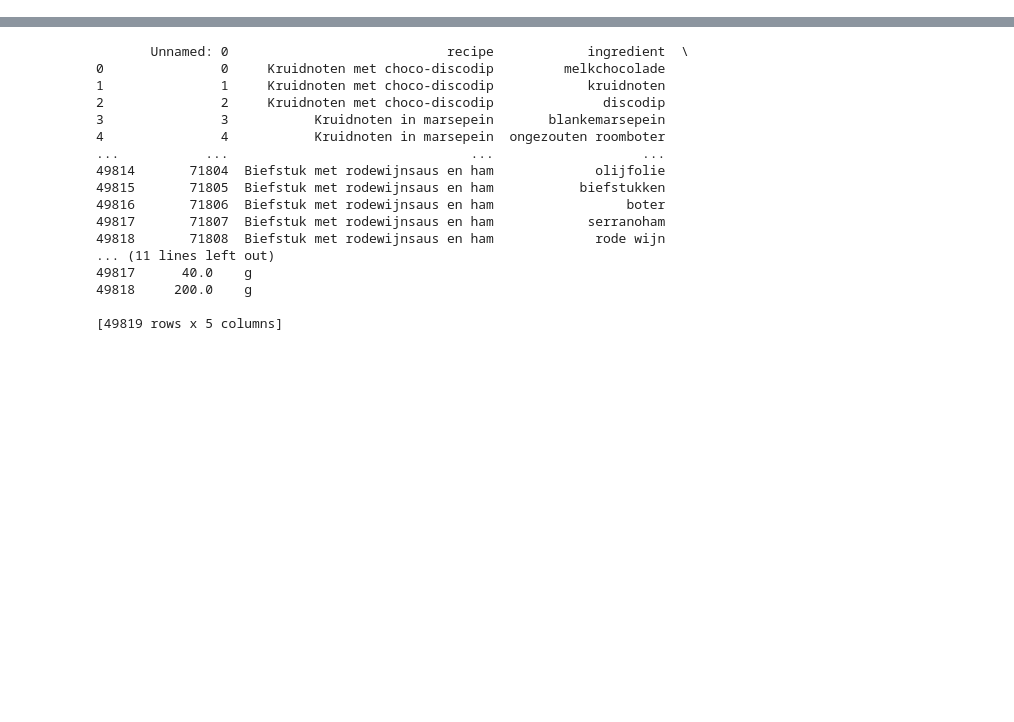
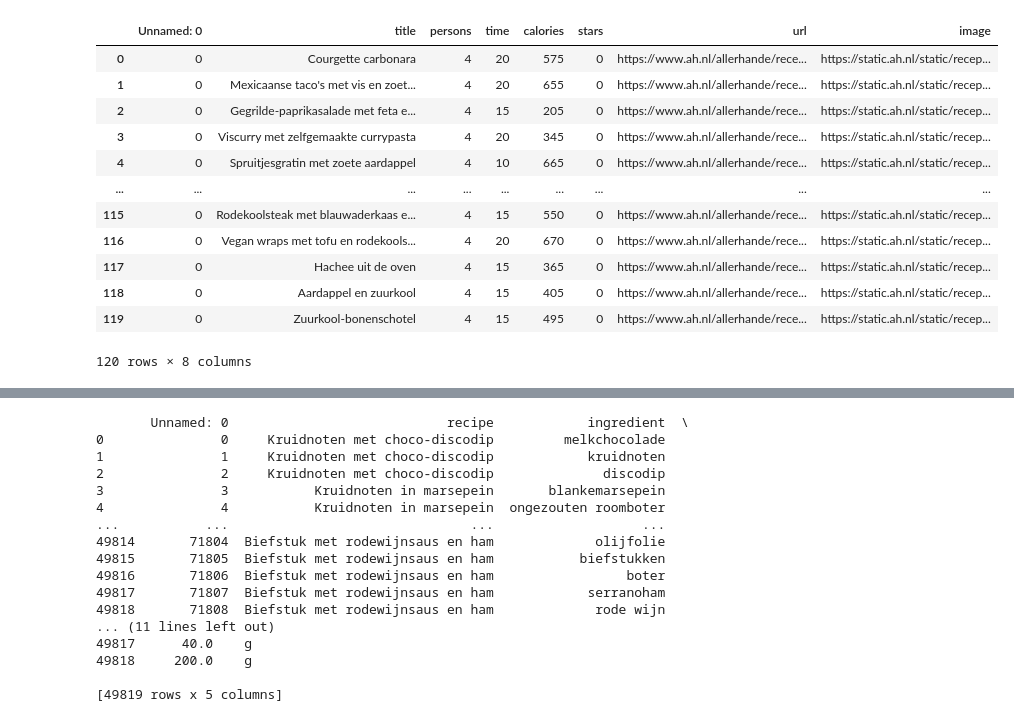
Before and after one commit to Fentjoe/project-2, a Jupyter notebook: tussenproduct 2/recepten_inladen.ipynb, the cells around one changed output, grey strips where cells are left out. Cells and saved outputs as stored; diff of their text form; code cells hidden in the pictures; blank space fills up the shorter version.

```diff
--- a/tussenproduct 2/recepten_inladen.ipynb
+++ b/tussenproduct 2/recepten_inladen.ipynb
@@ -1,9 +1,24 @@
 # %%
 import pandas as pd
 import numpy as np
 ingr_ns=pd.read_csv('tabellen/data_ingr.csv')
 ingr_schoon=pd.read_csv('tabellen/data_ingr_clean.csv')
-recipes = pd.read_csv('tabellen/Recepten_kiezen_g.csv')
+recipes = pd.read_csv('tabellen/Recepten_kiezen_gescheiden.csv')
+recipes
+# %% [output]
+|  | Unnamed: 0 | title | persons | time | calories | stars | url | image |
+| 0 | 0 | Courgette carbonara | 4 | 20 | 575 | 0 | https://www.ah.nl/allerhande/rece... | https://static.ah.nl/static/recep... |
+| 1 | 0 | Mexicaanse taco's met vis en zoet... | 4 | 20 | 655 | 0 | https://www.ah.nl/allerhande/rece... | https://static.ah.nl/static/recep... |
+| 2 | 0 | Gegrilde-paprikasalade met feta e... | 4 | 15 | 205 | 0 | https://www.ah.nl/allerhande/rece... | https://static.ah.nl/static/recep... |
+| 3 | 0 | Viscurry met zelfgemaakte currypasta | 4 | 20 | 345 | 0 | https://www.ah.nl/allerhande/rece... | https://static.ah.nl/static/recep... |
+| 4 | 0 | Spruitjesgratin met zoete aardappel | 4 | 10 | 665 | 0 | https://www.ah.nl/allerhande/rece... | https://static.ah.nl/static/recep... |
+| ... | ... | ... | ... | ... | ... | ... | ... | ... |
+| 115 | 0 | Rodekoolsteak met blauwaderkaas e... | 4 | 15 | 550 | 0 | https://www.ah.nl/allerhande/rece... | https://static.ah.nl/static/recep... |
+| 116 | 0 | Vegan wraps met tofu en rodekools... | 4 | 20 | 670 | 0 | https://www.ah.nl/allerhande/rece... | https://static.ah.nl/static/recep... |
+| 117 | 0 | Hachee uit de oven | 4 | 15 | 365 | 0 | https://www.ah.nl/allerhande/rece... | https://static.ah.nl/static/recep... |
+| 118 | 0 | Aardappel en zuurkool | 4 | 15 | 405 | 0 | https://www.ah.nl/allerhande/rece... | https://static.ah.nl/static/recep... |
+| 119 | 0 | Zuurkool-bonenschotel | 4 | 15 | 495 | 0 | https://www.ah.nl/allerhande/rece... | https://static.ah.nl/static/recep... |
+120 rows × 8 columns
 # %%
 import csv
 with open('tabellen/Recepten_kiezen_f.csv', newline='') as csvfile:
```
Also changed, not shown: parts of 3 cells of this notebook, 1 other file.
